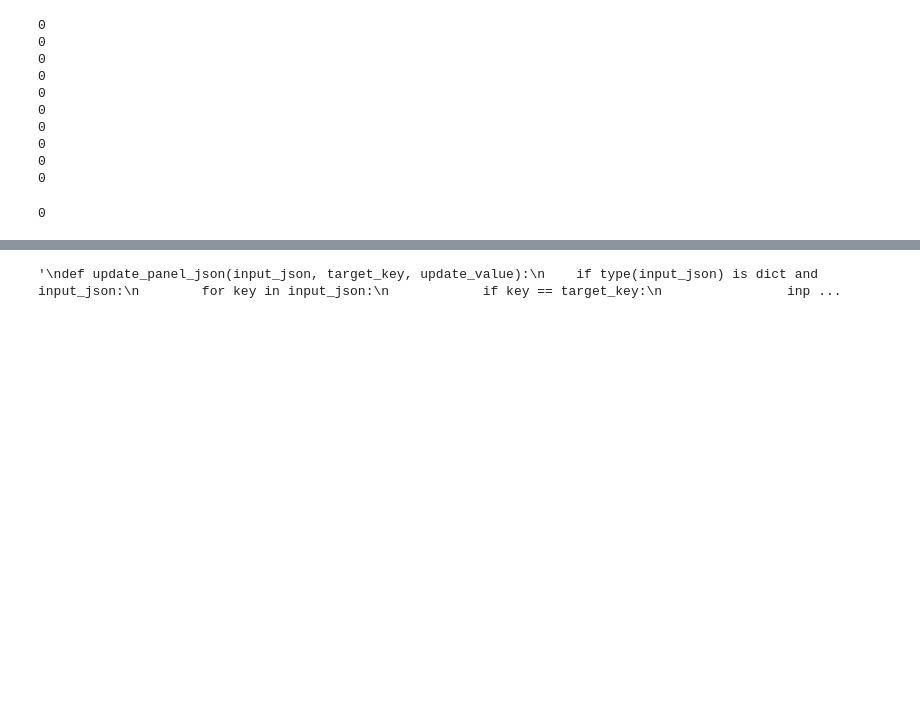
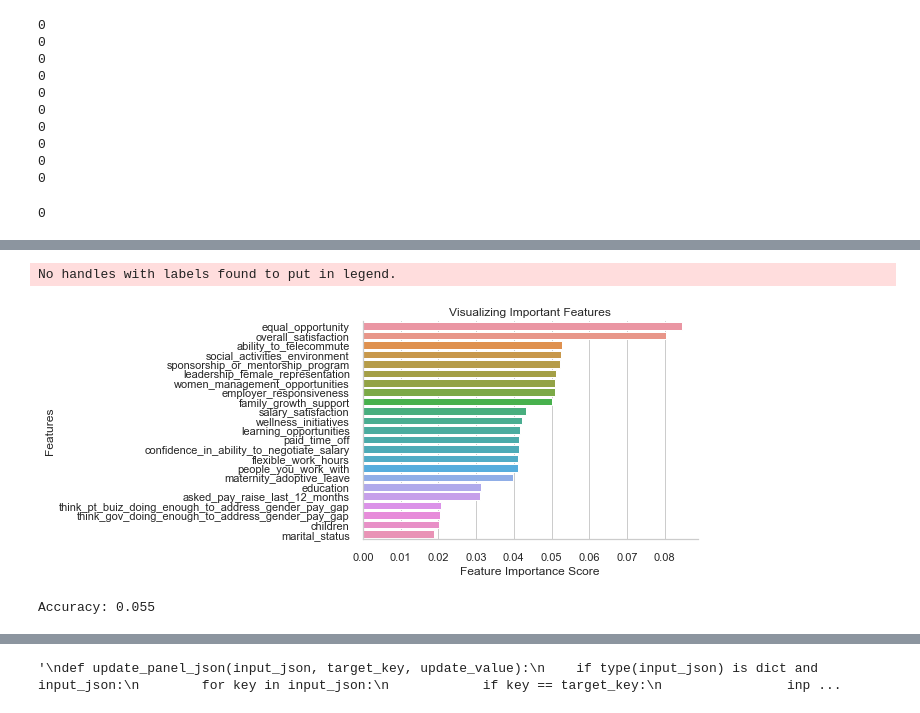
Before and after one commit to duarteharris/Hackahton, a Jupyter notebook: exploration.ipynb, the cells around one changed output, grey strips where cells are left out. Drawn from its saved outputs; the diff is of its cells as text; code cells hidden in the pictures; blank space fills up the shorter version.

```diff
--- a/exploration.ipynb
+++ b/exploration.ipynb
@@ -407 +417,19 @@ think_pt_buiz_doing_enough_to_address_gender_pay_gap    0.020840
 dtype: float64
+# %%
+%matplotlib inline
+
+# Creating a bar plot
+sns.set()
+sns.set_style("whitegrid")
+sns.barplot(x = feature_imp, y = feature_imp.index)
+sns.despine()
+
+# Adding labels to graph
+plt.xlabel("Feature Importance Score")
+plt.ylabel("Features")
+plt.title("Visualizing Important Features")
+plt.legend()
+plt.show()
+# %% [output]
+No handles with labels found to put in legend.
+[figure, added]
@@ -407,0 +456,5 @@ dtype: float64
+# %%
+# Model Accuracy, how often is the classifier correct?
+print("Accuracy:", accuracy_score(y_test, y_pred))
+# %% [output]
+Accuracy: 0.055
```
Also changed, not shown: parts of 15 cells of this notebook, 7 other files.
